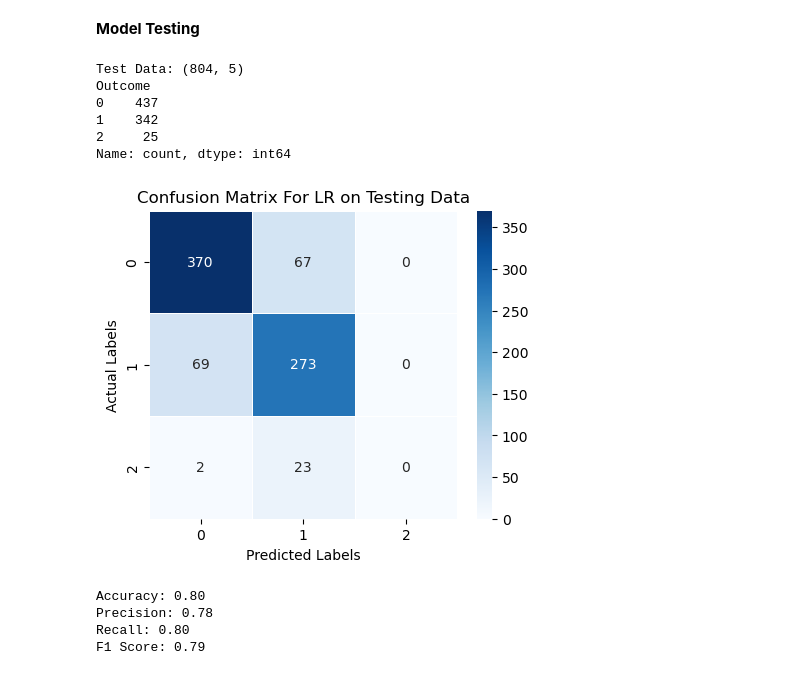
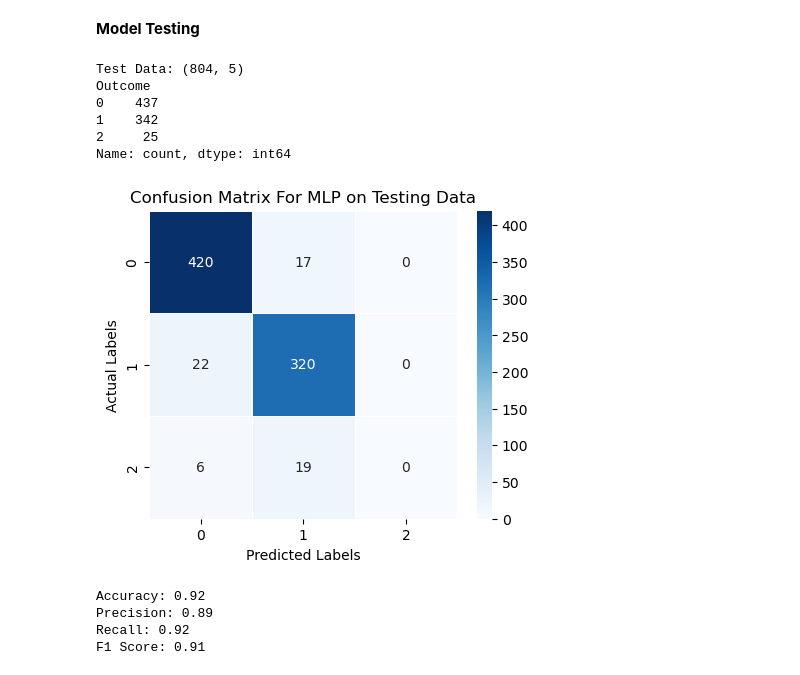
Before and after one commit to Dharmendrathapa3/Diabetes-Prediction, a Jupyter notebook: Diabetes_Prediction.ipynb, the cells around one changed output. Saved outputs shown, nothing was run; the diff lists cells and outputs as text; code cells hidden in the pictures.

```diff
--- a/Diabetes_Prediction.ipynb
+++ b/Diabetes_Prediction.ipynb
@@ -90,5 +90,6 @@ X_train, X_test, y_train, y_test = train_test_split(X, y, test_size=0.2, random_
 # %%
-from sklearn.linear_model import LogisticRegression
-lr = LogisticRegression(multi_class='multinomial', max_iter=400)
-lr.fit(X_train, y_train)
+from sklearn.neural_network import MLPClassifier
+
+mlp = MLPClassifier(hidden_layer_sizes=(100,), max_iter=300)
+mlp.fit(X_train, y_train)
 # %% [output]
@@ -138,39 +139,39 @@ F1 Score: 0.79
 # %%
 print(f"Test Data: {X_test.shape}")
 print(y_test.value_counts())
 
-lr_test_pred = lr.predict(X_test)
+mlp_test_pred = mlp.predict(X_test)
 
 
-cm = confusion_matrix(y_test, lr_test_pred)
+cm = confusion_matrix(y_test, mlp_test_pred)
 
 plt.figure(figsize=(5, 4))
 sns.heatmap(cm, annot=True, fmt='d', cmap='Blues', linewidths=0.5, square=True)
 
 plt.xlabel('Predicted Labels')
 plt.ylabel('Actual Labels')
-plt.title('Confusion Matrix For LR on Testing Data')
+plt.title('Confusion Matrix For MLP on Testing Data')
 
 plt.show()
 
-lr_test_accuracy = accuracy_score(y_test, lr_test_pred)
-lr_test_precision = precision_score(y_test, lr_test_pred,average='weighted')
-lr_test_recall = recall_score(y_test, lr_test_pred,average='weighted')
-lr_test_f1 = f1_score(y_test, lr_test_pred,average='weighted')
+mlp_test_accuracy = accuracy_score(y_test, mlp_test_pred)
+mlp_test_precision = precision_score(y_test, mlp_test_pred,average='weighted')
+mlp_test_recall = recall_score(y_test, mlp_test_pred,average='weighted')
+mlp_test_f1 = f1_score(y_test, mlp_test_pred,average='weighted')
 
-print(f'Accuracy: {lr_test_accuracy:.2f}')
-print(f'Precision: {lr_test_precision:.2f}')
-print(f'Recall: {lr_test_recall:.2f}')
-print(f'F1 Score: {lr_test_f1:.2f}')
+print(f'Accuracy: {mlp_test_accuracy:.2f}')
+print(f'Precision: {mlp_test_precision:.2f}')
+print(f'Recall: {mlp_test_recall:.2f}')
+print(f'F1 Score: {mlp_test_f1:.2f}')
 # %% [output]
 Test Data: (804, 5)
 Outcome
 0    437
 1    342
 2     25
 Name: count, dtype: int64
-[figure, old version]
+[figure, new version]
-Accuracy: 0.80
-Precision: 0.78
-Recall: 0.80
-F1 Score: 0.79
+Accuracy: 0.92
+Precision: 0.89
+Recall: 0.92
+F1 Score: 0.91
```
Also changed, not shown: parts of 3 cells of this notebook.
